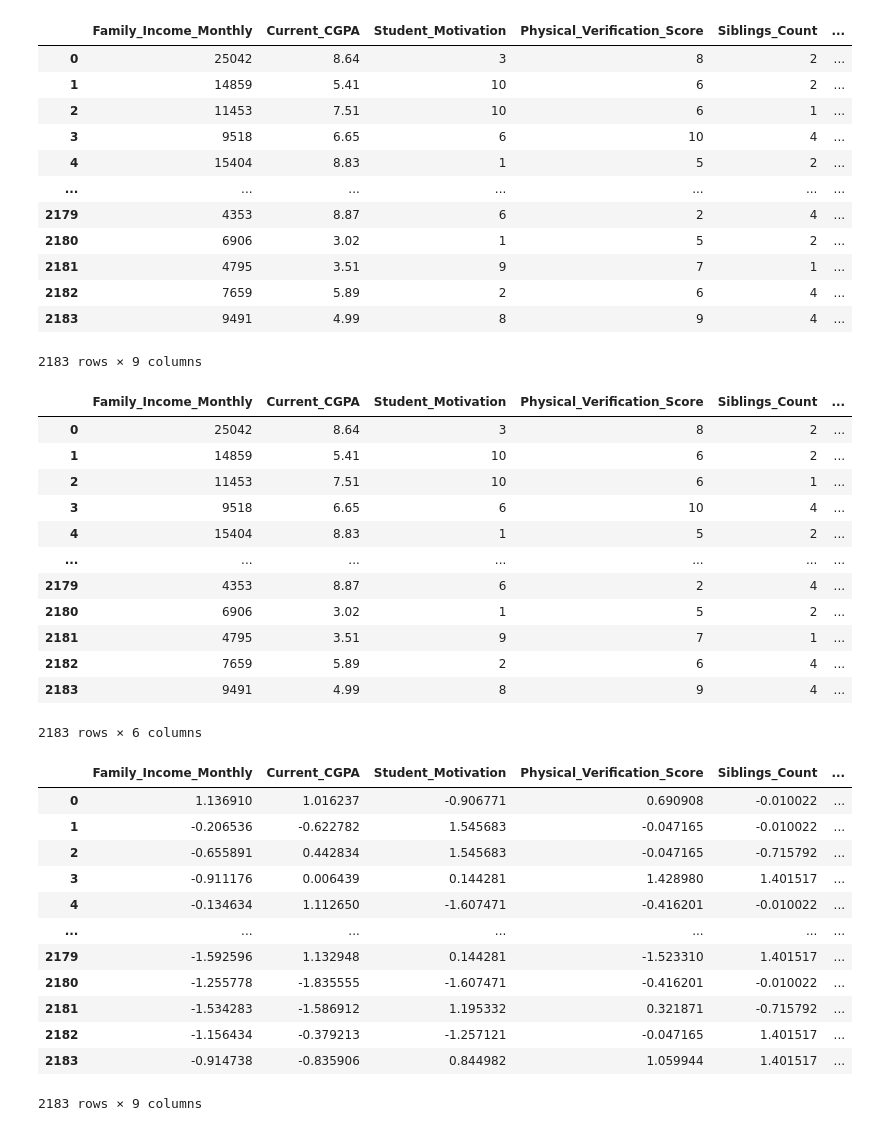
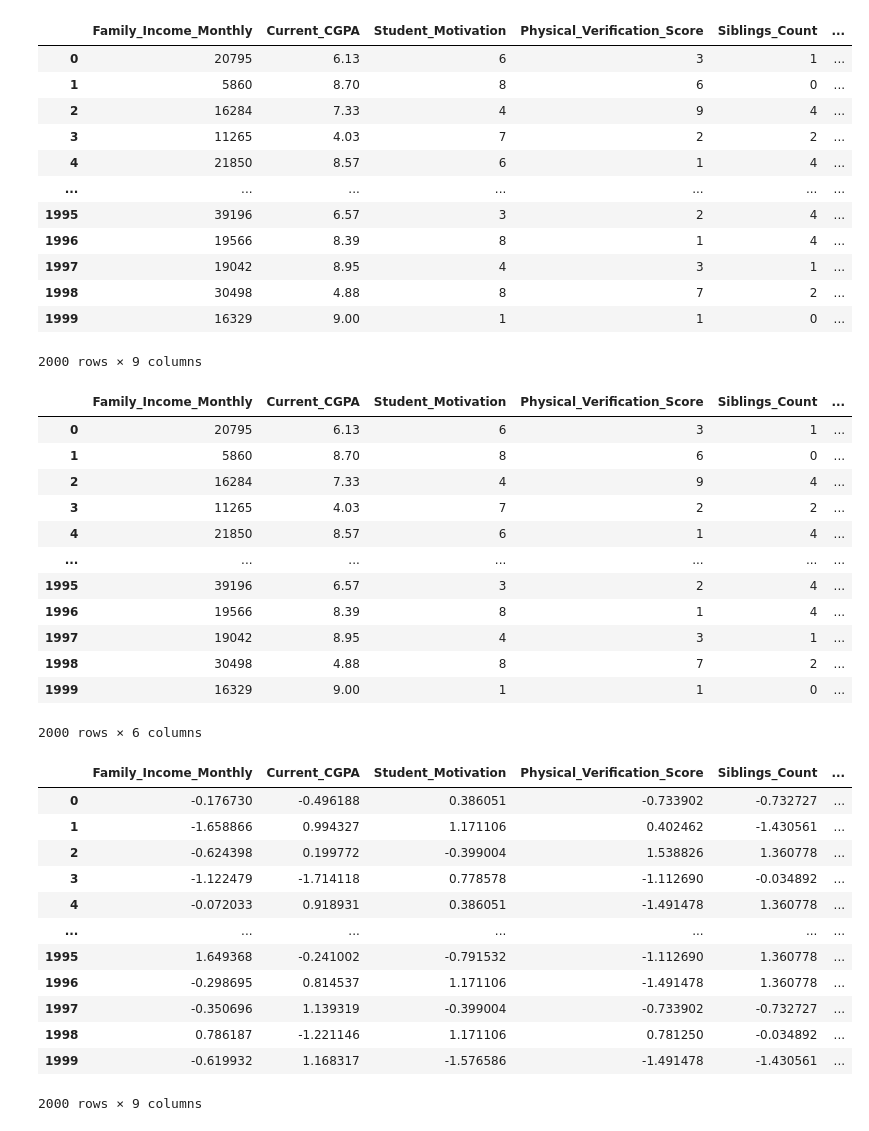
Before and after one commit to Uchimakali33/Maatram_project, a Jupyter notebook: data_preparation.ipynb, the cells around one changed output. Cells and saved outputs as stored; diff of their text form; code cells hidden in the pictures.

```diff
--- a/data_preparation.ipynb
+++ b/data_preparation.ipynb
@@ -10,7 +10,7 @@ Saving maatram_updated.csv to maatram_updated.csv
 # %%
 import pandas as pd
 
-df=pd.read_csv('maatram_updated.csv')
+df=pd.read_csv('realistic_dataset.csv')
 df.info()
 # %% [output]
 <class 'pandas.core.frame.DataFrame'>
@@ -58,57 +72,57 @@ memory usage: 170.5+ KB
 df
 # %% [output]
 |  | Family_Income_Monthly | Current_CGPA | Student_Motivation | Physical_Verification_Score | Siblings_Count | ... |
-| 0 | 25042 | 8.64 | 3 | 8 | 2 | ... |
-| 1 | 14859 | 5.41 | 10 | 6 | 2 | ... |
-| 2 | 11453 | 7.51 | 10 | 6 | 1 | ... |
-| 3 | 9518 | 6.65 | 6 | 10 | 4 | ... |
-| 4 | 15404 | 8.83 | 1 | 5 | 2 | ... |
+| 0 | 20795 | 6.13 | 6 | 3 | 1 | ... |
+| 1 | 5860 | 8.70 | 8 | 6 | 0 | ... |
+| 2 | 16284 | 7.33 | 4 | 9 | 4 | ... |
+| 3 | 11265 | 4.03 | 7 | 2 | 2 | ... |
+| 4 | 21850 | 8.57 | 6 | 1 | 4 | ... |
 | ... | ... | ... | ... | ... | ... | ... |
-| 2179 | 4353 | 8.87 | 6 | 2 | 4 | ... |
-| 2180 | 6906 | 3.02 | 1 | 5 | 2 | ... |
-| 2181 | 4795 | 3.51 | 9 | 7 | 1 | ... |
-| 2182 | 7659 | 5.89 | 2 | 6 | 4 | ... |
-| 2183 | 9491 | 4.99 | 8 | 9 | 4 | ... |
+| 1995 | 39196 | 6.57 | 3 | 2 | 4 | ... |
+| 1996 | 19566 | 8.39 | 8 | 1 | 4 | ... |
+| 1997 | 19042 | 8.95 | 4 | 3 | 1 | ... |
+| 1998 | 30498 | 4.88 | 8 | 7 | 2 | ... |
+| 1999 | 16329 | 9.00 | 1 | 1 | 0 | ... |
-2183 rows × 9 columns
+2000 rows × 9 columns
 # %%
 numeric=["Family_Income_Monthly","Current_CGPA","Student_Motivation","Physical_Verification_Score","Siblings_Count","Parents_Employed"]
 df[numeric]
 # %% [output]
 |  | Family_Income_Monthly | Current_CGPA | Student_Motivation | Physical_Verification_Score | Siblings_Count | ... |
-| 0 | 25042 | 8.64 | 3 | 8 | 2 | ... |
-| 1 | 14859 | 5.41 | 10 | 6 | 2 | ... |
-| 2 | 11453 | 7.51 | 10 | 6 | 1 | ... |
-| 3 | 9518 | 6.65 | 6 | 10 | 4 | ... |
-| 4 | 15404 | 8.83 | 1 | 5 | 2 | ... |
+| 0 | 20795 | 6.13 | 6 | 3 | 1 | ... |
+| 1 | 5860 | 8.70 | 8 | 6 | 0 | ... |
+| 2 | 16284 | 7.33 | 4 | 9 | 4 | ... |
+| 3 | 11265 | 4.03 | 7 | 2 | 2 | ... |
+| 4 | 21850 | 8.57 | 6 | 1 | 4 | ... |
 | ... | ... | ... | ... | ... | ... | ... |
-| 2179 | 4353 | 8.87 | 6 | 2 | 4 | ... |
-| 2180 | 6906 | 3.02 | 1 | 5 | 2 | ... |
-| 2181 | 4795 | 3.51 | 9 | 7 | 1 | ... |
-| 2182 | 7659 | 5.89 | 2 | 6 | 4 | ... |
-| 2183 | 9491 | 4.99 | 8 | 9 | 4 | ... |
+| 1995 | 39196 | 6.57 | 3 | 2 | 4 | ... |
+| 1996 | 19566 | 8.39 | 8 | 1 | 4 | ... |
+| 1997 | 19042 | 8.95 | 4 | 3 | 1 | ... |
+| 1998 | 30498 | 4.88 | 8 | 7 | 2 | ... |
+| 1999 | 16329 | 9.00 | 1 | 1 | 0 | ... |
-2183 rows × 6 columns
+2000 rows × 6 columns
 # %%
 from sklearn.preprocessing import StandardScaler
 import joblib
 scalar=StandardScaler()
 
 df[numeric]=scalar.fit_transform(df[numeric])
-joblib.dump(scalar,"scalar_u.pkl")
+joblib.dump(scalar,"scalar_u1.pkl")
 df
 # %% [output]
 |  | Family_Income_Monthly | Current_CGPA | Student_Motivation | Physical_Verification_Score | Siblings_Count | ... |
-| 0 | 1.136910 | 1.016237 | -0.906771 | 0.690908 | -0.010022 | ... |
-| 1 | -0.206536 | -0.622782 | 1.545683 | -0.047165 | -0.010022 | ... |
-| 2 | -0.655891 | 0.442834 | 1.545683 | -0.047165 | -0.715792 | ... |
-| 3 | -0.911176 | 0.006439 | 0.144281 | 1.428980 | 1.401517 | ... |
-| 4 | -0.134634 | 1.112650 | -1.607471 | -0.416201 | -0.010022 | ... |
+| 0 | -0.176730 | -0.496188 | 0.386051 | -0.733902 | -0.732727 | ... |
+| 1 | -1.658866 | 0.994327 | 1.171106 | 0.402462 | -1.430561 | ... |
+| 2 | -0.624398 | 0.199772 | -0.399004 | 1.538826 | 1.360778 | ... |
+| 3 | -1.122479 | -1.714118 | 0.778578 | -1.112690 | -0.034892 | ... |
+| 4 | -0.072033 | 0.918931 | 0.386051 | -1.491478 | 1.360778 | ... |
 | ... | ... | ... | ... | ... | ... | ... |
-| 2179 | -1.592596 | 1.132948 | 0.144281 | -1.523310 | 1.401517 | ... |
-| 2180 | -1.255778 | -1.835555 | -1.607471 | -0.416201 | -0.010022 | ... |
-| 2181 | -1.534283 | -1.586912 | 1.195332 | 0.321871 | -0.715792 | ... |
-| 2182 | -1.156434 | -0.379213 | -1.257121 | -0.047165 | 1.401517 | ... |
-| 2183 | -0.914738 | -0.835906 | 0.844982 | 1.059944 | 1.401517 | ... |
+| 1995 | 1.649368 | -0.241002 | -0.791532 | -1.112690 | 1.360778 | ... |
+| 1996 | -0.298695 | 0.814537 | 1.171106 | -1.491478 | 1.360778 | ... |
+| 1997 | -0.350696 | 1.139319 | -0.399004 | -0.733902 | -0.732727 | ... |
+| 1998 | 0.786187 | -1.221146 | 1.171106 | 0.781250 | -0.034892 | ... |
+| 1999 | -0.619932 | 1.168317 | -1.576586 | -1.491478 | -1.430561 | ... |
-2183 rows × 9 columns
+2000 rows × 9 columns
 # %%
 from sklearn.preprocessing import LabelEncoder
 
```
Also changed, not shown: parts of 8 cells of this notebook.
